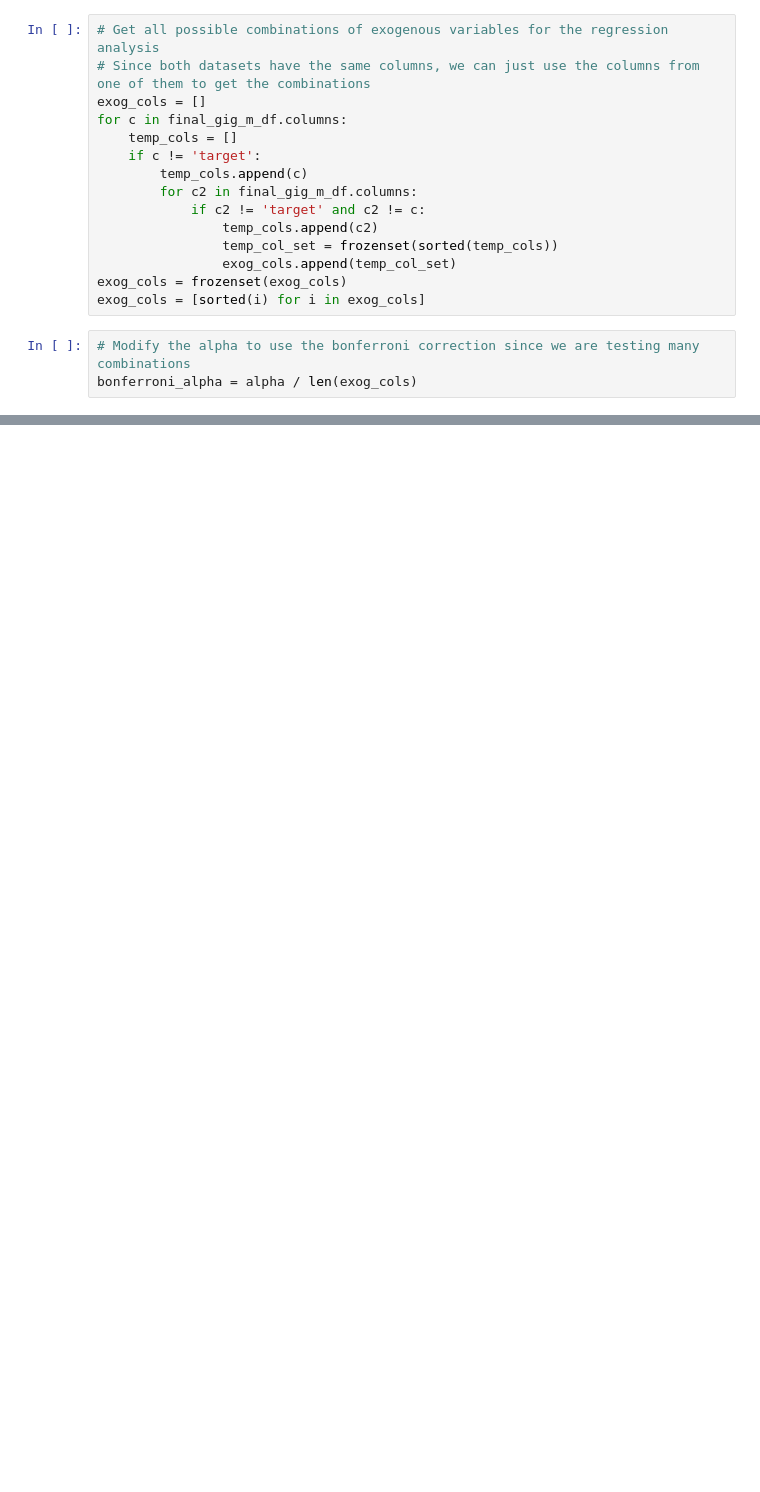
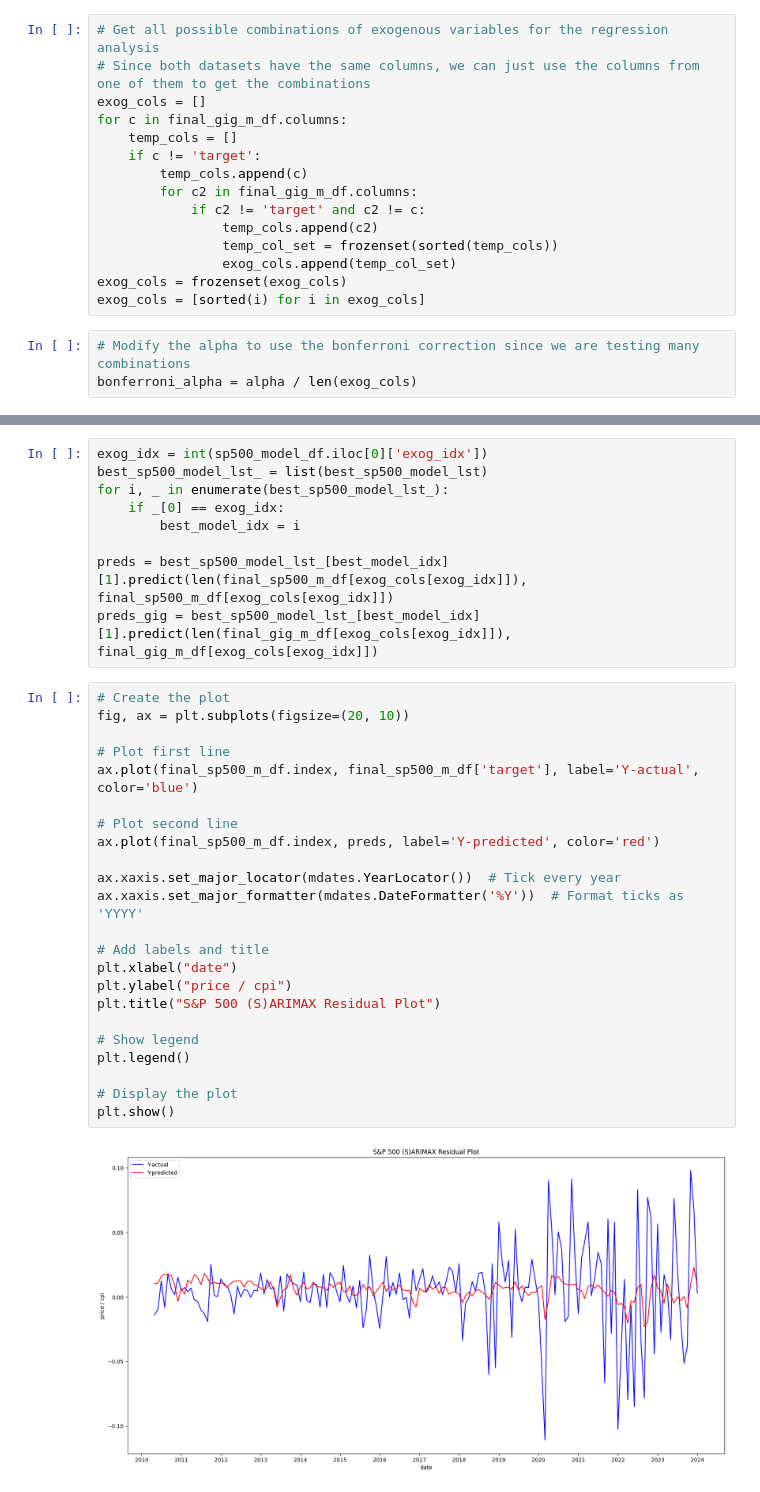
Before and after one commit to milleau98/2026-gig-data-analysis, a Jupyter notebook: notebooks/data-analyses/regression_analysis.ipynb, the cells around one changed output, grey strips where cells are left out. Cells and saved outputs as stored; diff of their text form; blank space fills up the shorter version.

```diff
--- a/notebooks/data-analyses/regression_analysis.ipynb
+++ b/notebooks/data-analyses/regression_analysis.ipynb
@@ -111,0 +677,34 @@ for exog_col in exog_cols:
+# %%
+exog_idx = int(sp500_model_df.iloc[0]['exog_idx'])
+best_sp500_model_lst_ = list(best_sp500_model_lst)
+for i, _ in enumerate(best_sp500_model_lst_):
+    if _[0] == exog_idx:
+        best_model_idx = i
+
+preds = best_sp500_model_lst_[best_model_idx][1].predict(len(final_sp500_m_df[exog_cols[exog_idx]]), final_sp500_m_df[exog_cols[exog_idx]])
+preds_gig = best_sp500_model_lst_[best_model_idx][1].predict(len(final_gig_m_df[exog_cols[exog_idx]]), final_gig_m_df[exog_cols[exog_idx]])
+# %%
+# Create the plot
+fig, ax = plt.subplots(figsize=(20, 10))
+
+# Plot first line
+ax.plot(final_sp500_m_df.index, final_sp500_m_df['target'], label='Y-actual', color='blue')
+
+# Plot second line
+ax.plot(final_sp500_m_df.index, preds, label='Y-predicted', color='red')
+
+ax.xaxis.set_major_locator(mdates.YearLocator())  # Tick every year
+ax.xaxis.set_major_formatter(mdates.DateFormatter('%Y'))  # Format ticks as 'YYYY'
+
+# Add labels and title
+plt.xlabel("date")
+plt.ylabel("price / cpi")
+plt.title("S&P 500 (S)ARIMAX Residual Plot")
+
+# Show legend
+plt.legend()
+
+# Display the plot
+plt.show()
+# %% [output]
+[figure, added]
```
Also changed, not shown: parts of 32 cells of this notebook, 10 other files.
